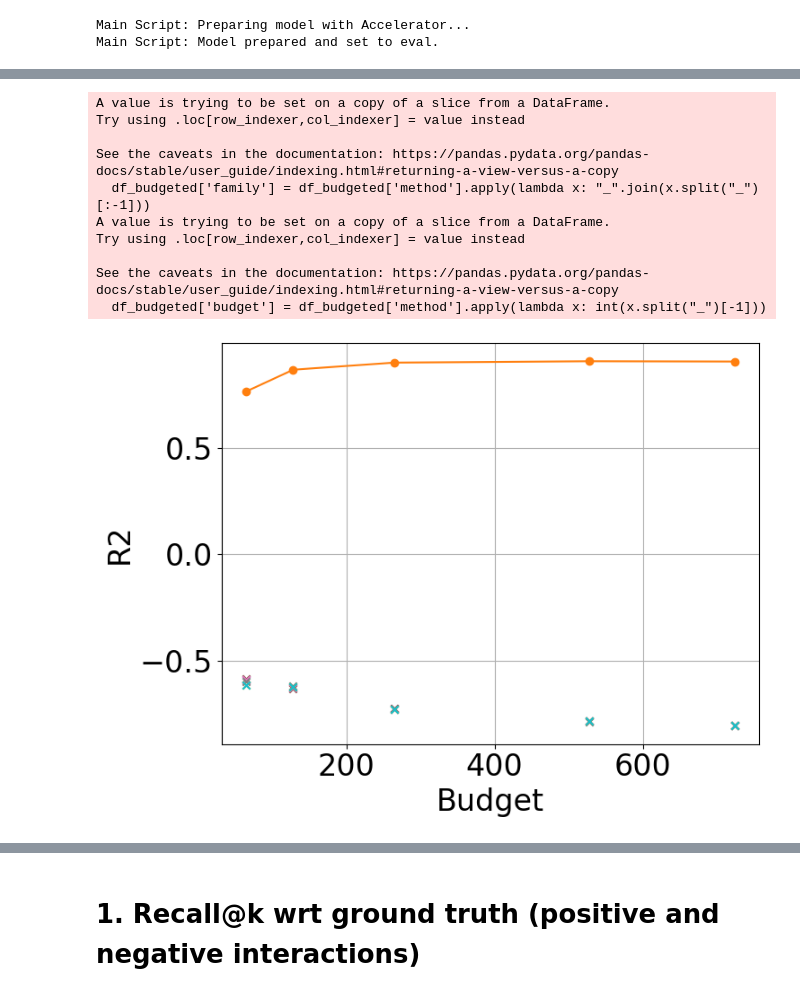
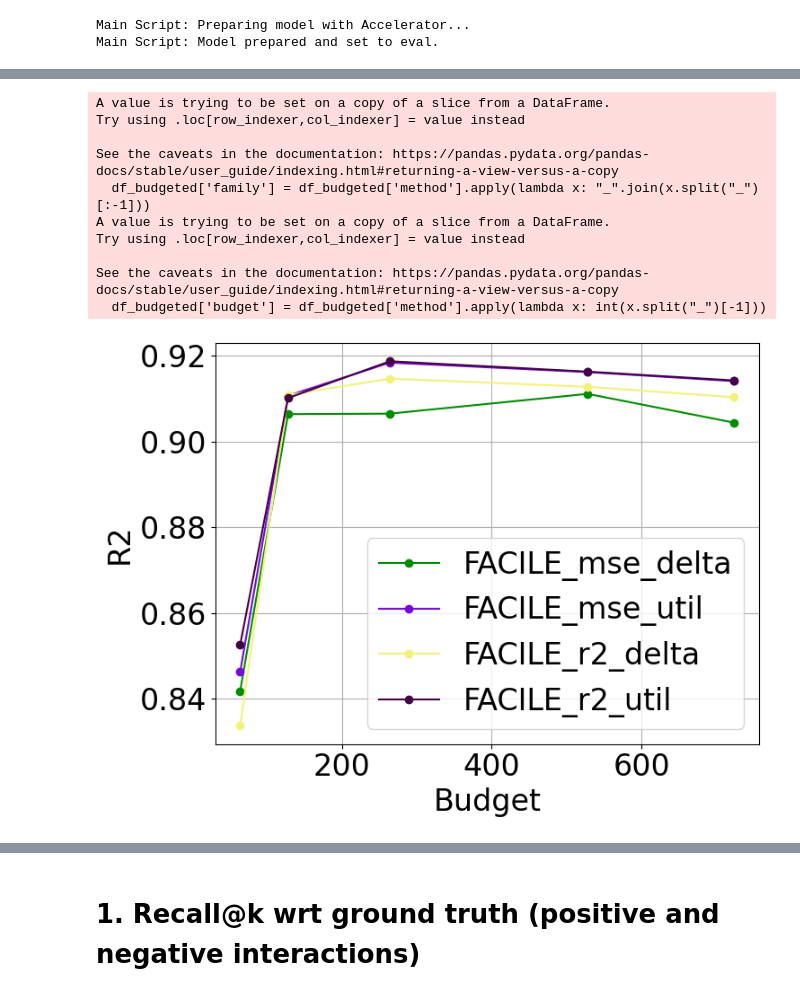
Before and after one commit to iNema9590/LLMX, a Jupyter notebook: Notebooks/musique_shap_appendix.ipynb, the cells around one changed output, grey strips where cells are left out. Drawn from its saved outputs; the diff is of its cells as text; code cells hidden in the pictures.

Commit message:
Plots with log scaling and with unique markers

```diff
--- a/Notebooks/musique_shap_appendix.ipynb
+++ b/Notebooks/musique_shap_appendix.ipynb
@@ -312,7 +288,7 @@ for method_res in all_results:
     for method, attribution in method_res['methods'].items():
         if "Exact" not in method:
             # Convert to numpy arrays for scaling
-            ref = np.array(method_res['methods']["Exact-Shap"]).reshape(-1, 1)
+            ref = np.array(method_res['methods']["Exact-Shapley"]).reshape(-1, 1)
             att = np.array(attribution).reshape(-1, 1)
 
             # Scale both reference and attribution to [0, 1]
@@ -320,5 +296,5 @@ for method_res in all_results:
             att_scaled = scaler.fit_transform(att).flatten()
 
             # Compute NDCG score
-            spear = ndcg_score([ref_scaled], [att_scaled], k=5)
+            spear = ndcg_score([ref_scaled], [att_scaled], k=3)
             spearmans[method].append(spear)
@@ -372,14 +328,16 @@ for method, results in parsed.items():
         xs = sorted(results.keys())
         ys = [results[b] for b in xs]
 
-        if "FR" not in method:
-            plt.plot(xs, ys, marker='o', label=method, color=get_color(method))
+        if "FACILE" in method:
+            plt.plot(xs, ys, marker='.', label=method, color=get_color(method))
+        elif "ContextCite" in method:
+            continue
         else:
             plt.scatter(xs, ys, marker='x', label=method, color=get_color(method))
 plt.xlabel("Budget")
-plt.ylabel("NDCG")
-# plt.legend()
+plt.ylabel("NDCG@3")
+plt.legend()
 plt.grid(True)
-plt.savefig(f"../Figures/{model_path.split('/')[1].split('-')[0]}/ndcg_vs_budget_marginal.pdf", bbox_inches='tight')
+# plt.savefig(f"../Figures/ndcg_vs_budget_marginal_rank.pdf", bbox_inches='tight')
 plt.show()
 # %% [output]
@@ -395,7 +353,7 @@ for method_res in all_results:
             continue
 
         # Convert to numpy arrays for scaling
-        ref = np.array(method_res['methods']["Exact-Shap"]).reshape(-1, 1)
+        ref = np.array(method_res['methods']["Exact-Shapley"]).reshape(-1, 1)
         att = np.array(attribution).reshape(-1, 1)
 
         # Scale both reference and attribution to [0, 1]
@@ -539,7 +495,7 @@ for i, rw in enumerate(all_results):
     for method in aps:
         aps[method].append(map_from_scores(rw["methods"][method], GT(i)))
 # %%
-constant_methods = ['Exact-Shap', 'Exact-FSII']  # adjust if needed
+constant_methods = ['Exact-Shapley', 'Exact-FSII']  # adjust if needed
 
 # Containers
 budgeted_data = {}   # family -> list of (budget, mean_value)
@@ -570,7 +526,7 @@ plt.figure(figsize=(8,6))
 for family, items in budgeted_data.items():
     budgets = [b for b, _ in items]
     means = [m for _, m in items]
-    if "FR" not in family:
+    if "FM" not in family:
         plt.plot(budgets, means, marker='o', label=family, color=get_color(family))
     else:
         plt.scatter(budgets, means, marker='X', label=family, color=get_color(family))
@@ -581,9 +537,9 @@ for family, items in budgeted_data.items():
 
 plt.xlabel("Budget")
 plt.ylabel("PR-AUC")
-# plt.legend()
+plt.legend()
 plt.grid(True)
 plt.tight_layout()
-# plt.savefig(f"../Figures/{model_path.split('/')[1].split('-')[0]}/prauc_vs_budget_marginal.pdf", bbox_inches='tight')
+# plt.savefig(f"../Figures/prauc_vs_budget_marginal.pdf", bbox_inches='tight')
 plt.show()
 # %% [output]
@@ -671,7 +627,7 @@ FR_8_724   0.8813 -0.8031    0.5942               1.3821               1.9186
 df_reset = df_res.reset_index().rename(columns={'index': 'method'})
 
 # Separate constant methods (no budget) and budgeted methods
-constant_methods = ['LOO', 'ARC-JSD', 'Exact-FSII', 'Exact-Shap']
+constant_methods = ['LOO', 'ARC-JSD', 'Exact-FSII', 'Exact-Shapley']
 df_const = df_reset[df_reset['method'].isin(constant_methods)]
 df_budgeted = df_reset[~df_reset['method'].isin(constant_methods)]
 
@@ -688,37 +644,37 @@ def plot_metric(metric, ylabel):
     families = df_budgeted['family'].unique()
     for fam in families:
         subset = df_budgeted[df_budgeted['family'] == fam]
-        if "FR" in fam:
+        if "FM" in fam:
             plt.scatter(subset['budget'], subset[metric], marker='x', color=get_color(fam), label=fam)  # Dummy for legend
         else:
             plt.plot(subset['budget'], subset[metric], marker='o', label=fam, color=get_color(fam))
 
     # Plot constant methods as horizontal lines
     colors = plt.cm.tab10.colors  # categorical palette
     # for idx, (_, row) in enumerate(df_const.iterrows()):
     #     plt.axhline(y=row[metric], color=colors[idx % len(colors)],marker='x', label=row['method'])
 
     plt.xlabel("Budget")
     plt.ylabel(ylabel)
     # plt.title(f"Evolution of {ylabel} with Increasing Budget")
-    # plt.legend()
+    plt.legend()
     plt.grid(True)
     plt.tight_layout()
-    plt.savefig(f"../Figures/{model_path.split('/')[1].split('-')[0]}/{metric.lower()}_vs_budget_marginal.pdf", bbox_inches='tight')
+    # plt.savefig(f"../Figures/{metric.lower()}_vs_budget_marginal.pdf", bbox_inches='tight')
     plt.show()
 
 plot_metric("R2", "R2")
 plot_metric("LDS", "LDS")
 plot_metric("Delta_R2", "Delta R2")
 # %% [output]
 A value is trying to be set on a copy of a slice from a DataFrame.
 Try using .loc[row_indexer,col_indexer] = value instead
 
 See the caveats in the documentation: https://pandas.pydata.org/pandas-docs/stable/user_guide/indexing.html#returning-a-view-versus-a-copy
   df_budgeted['family'] = df_budgeted['method'].apply(lambda x: "_".join(x.split("_")[:-1]))
 A value is trying to be set on a copy of a slice from a DataFrame.
 Try using .loc[row_indexer,col_indexer] = value instead
 
 See the caveats in the documentation: https://pandas.pydata.org/pandas-docs/stable/user_guide/indexing.html#returning-a-view-versus-a-copy
   df_budgeted['budget'] = df_budgeted['method'].apply(lambda x: int(x.split("_")[-1]))
-[figure, old version]
+[figure, new version]
```
Also changed, not shown: parts of 14 cells of this notebook, 9 other files.
